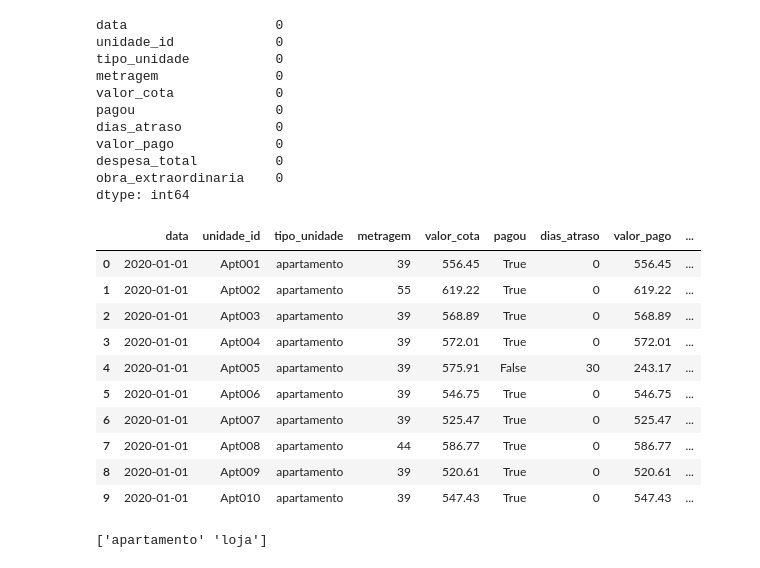
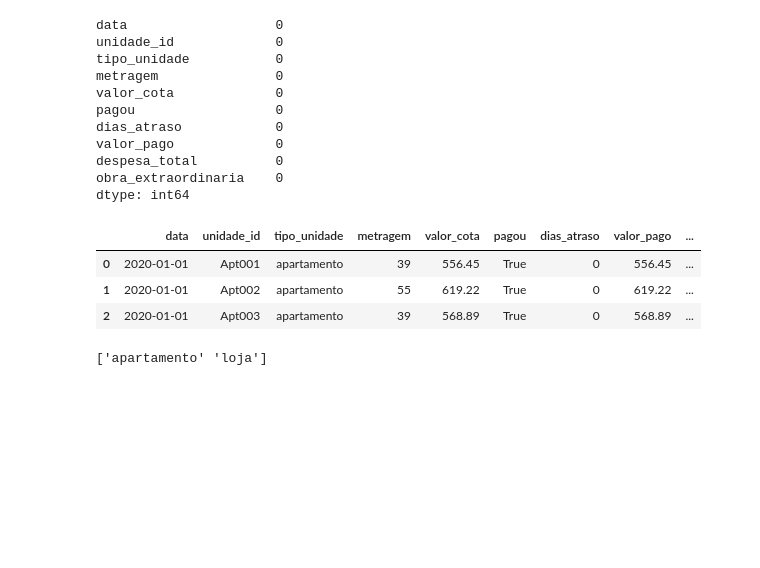
Before and after one commit to Juniortech94/projetoml, a Jupyter notebook: projeto-ml/exploration.ipynb, the cells around one changed output. Drawn from its saved outputs; the diff is of its cells as text; code cells hidden in the pictures; blank space fills up the shorter version.

```diff
--- a/projeto-ml/exploration.ipynb
+++ b/projeto-ml/exploration.ipynb
@@ -83,19 +83,12 @@ despesa_total          0
 obra_extraordinaria    0
 dtype: int64
 # %%
-predio.head(10)
+predio.head(3)
 # %% [output]
 |  | data | unidade_id | tipo_unidade | metragem | valor_cota | pagou | dias_atraso | valor_pago | ... |
 | 0 | 2020-01-01 | Apt001 | apartamento | 39 | 556.45 | True | 0 | 556.45 | ... |
 | 1 | 2020-01-01 | Apt002 | apartamento | 55 | 619.22 | True | 0 | 619.22 | ... |
 | 2 | 2020-01-01 | Apt003 | apartamento | 39 | 568.89 | True | 0 | 568.89 | ... |
-| 3 | 2020-01-01 | Apt004 | apartamento | 39 | 572.01 | True | 0 | 572.01 | ... |
-| 4 | 2020-01-01 | Apt005 | apartamento | 39 | 575.91 | False | 30 | 243.17 | ... |
-| 5 | 2020-01-01 | Apt006 | apartamento | 39 | 546.75 | True | 0 | 546.75 | ... |
-| 6 | 2020-01-01 | Apt007 | apartamento | 39 | 525.47 | True | 0 | 525.47 | ... |
-| 7 | 2020-01-01 | Apt008 | apartamento | 44 | 586.77 | True | 0 | 586.77 | ... |
-| 8 | 2020-01-01 | Apt009 | apartamento | 39 | 520.61 | True | 0 | 520.61 | ... |
-| 9 | 2020-01-01 | Apt010 | apartamento | 39 | 547.43 | True | 0 | 547.43 | ... |
 # %%
 ## quantos tipos de unidades existem no predio
 print(predio['tipo_unidade'].unique())
```
Also changed, not shown: parts of 9 cells of this notebook.
